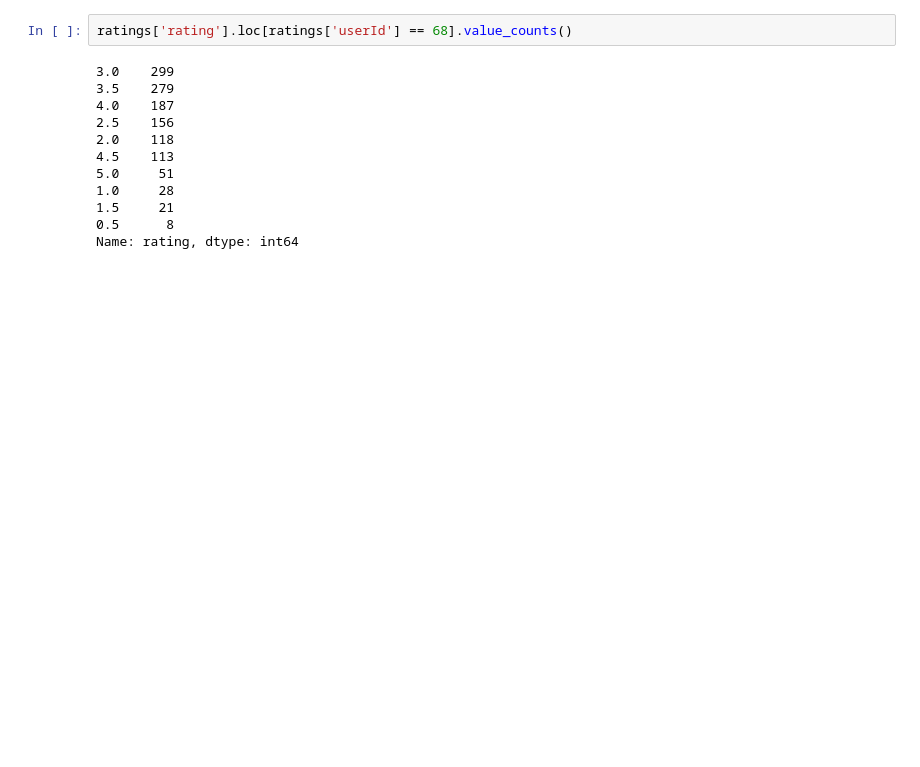
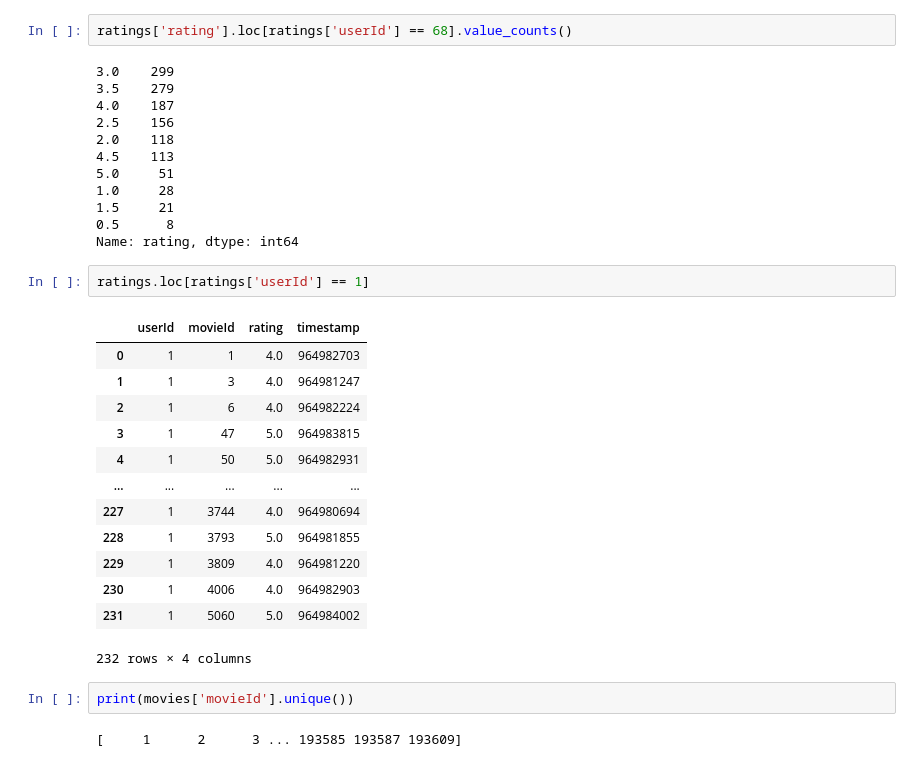
Before and after one commit to Tommyphung1/Creating-Movie-Recommendation-Systems, a Jupyter notebook: exploration_notebook.ipynb, the cells around one changed output. Cells and saved outputs as stored; diff of their text form; blank space fills up the shorter version.

```diff
--- a/exploration_notebook.ipynb
+++ b/exploration_notebook.ipynb
@@ -192,3 +208,23 @@ ratings['rating'].loc[ratings['userId'] == 68].value_counts()
 1.5     21
 0.5      8
 Name: rating, dtype: int64
+# %%
+ratings.loc[ratings['userId'] == 1]
+# %% [output]
+|  | userId | movieId | rating | timestamp |
+| 0 | 1 | 1 | 4.0 | 964982703 |
+| 1 | 1 | 3 | 4.0 | 964981247 |
+| 2 | 1 | 6 | 4.0 | 964982224 |
+| 3 | 1 | 47 | 5.0 | 964983815 |
+| 4 | 1 | 50 | 5.0 | 964982931 |
+| ... | ... | ... | ... | ... |
+| 227 | 1 | 3744 | 4.0 | 964980694 |
+| 228 | 1 | 3793 | 5.0 | 964981855 |
+| 229 | 1 | 3809 | 4.0 | 964981220 |
+| 230 | 1 | 4006 | 4.0 | 964982903 |
+| 231 | 1 | 5060 | 5.0 | 964984002 |
+232 rows × 4 columns
+# %%
+print(movies['movieId'].unique())
+# %% [output]
+[     1      2      3 ... 193585 193587 193609]
```
Also changed, not shown: parts of 4 cells of this notebook, 3 other files.
